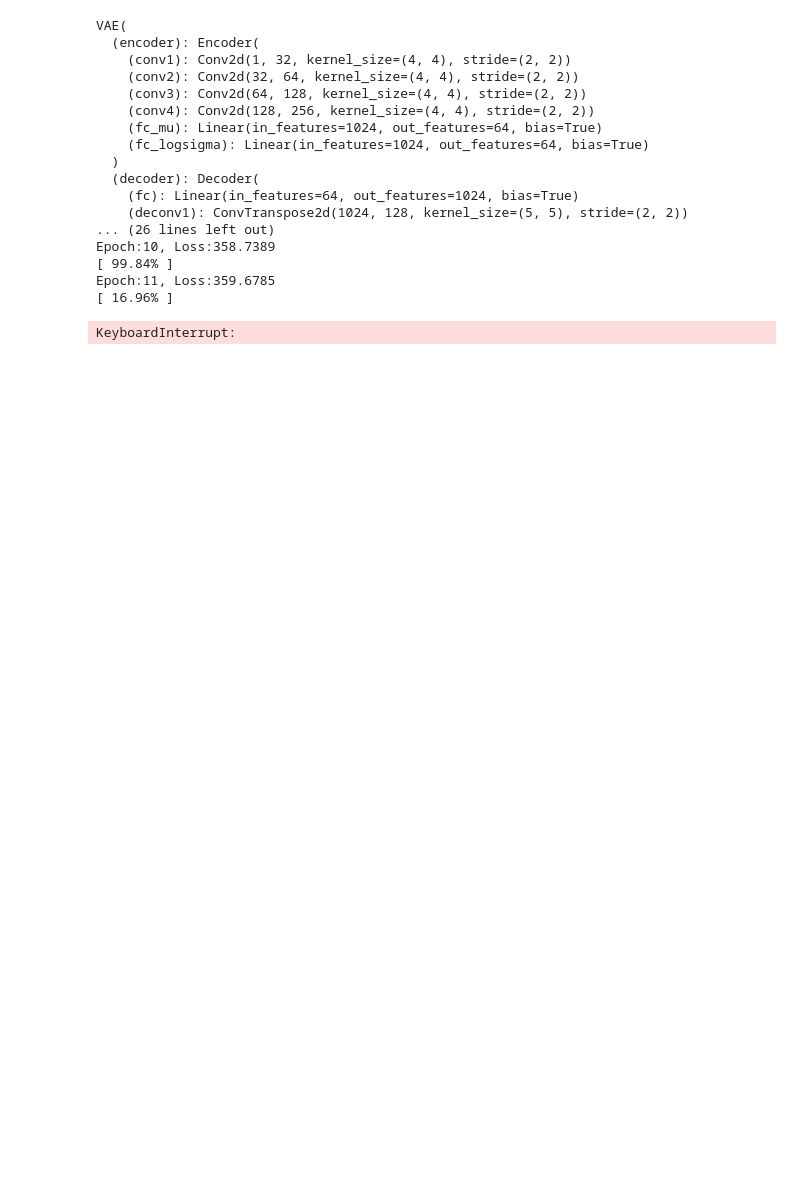
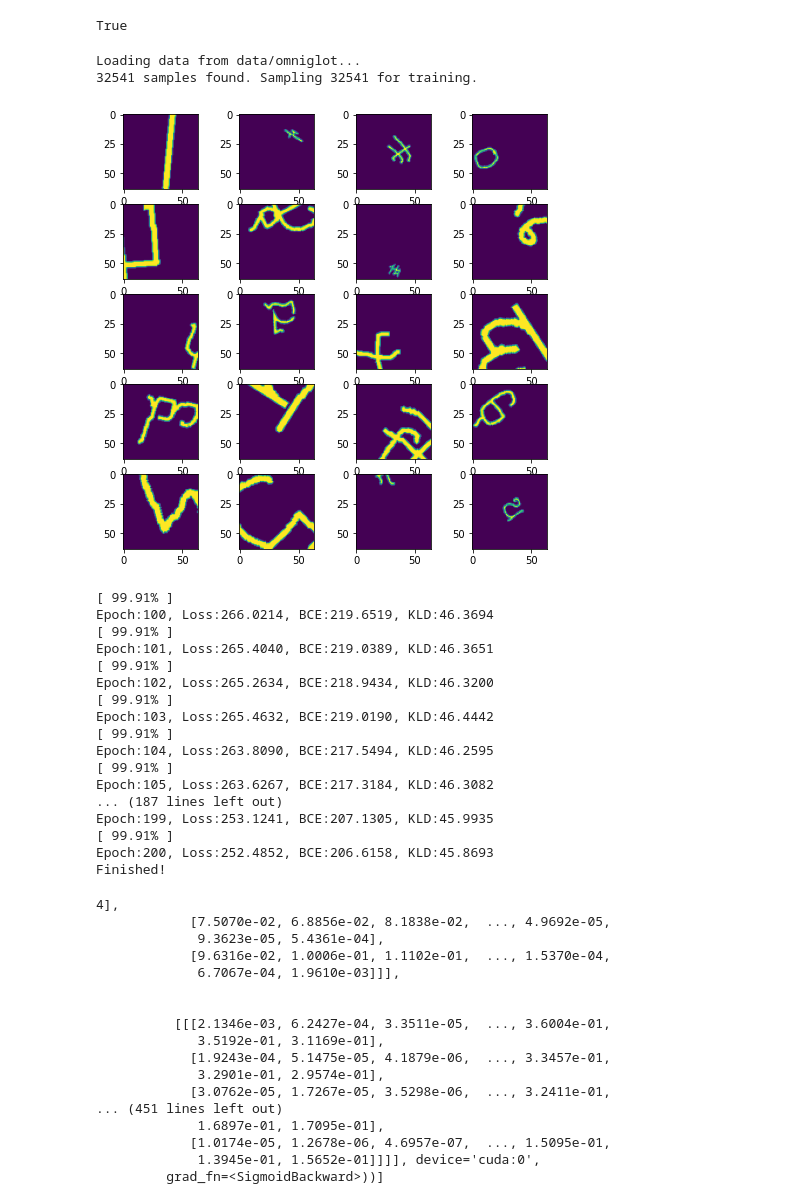
Before and after one commit to lshoek/creative-evo-controller, a Jupyter notebook: trainer.ipynb, the cells around one changed output. Saved outputs shown, nothing was run; the diff lists cells and outputs as text; code cells hidden in the pictures; blank space fills up the shorter version.

Commit message:
vae trainer improvements

```diff
--- a/trainer.ipynb
+++ b/trainer.ipynb
@@ -7,18 +7,24 @@ from torchvision import transforms, datasets
 import numpy as np
 import matplotlib.pyplot as plt
 import os
+import time
 
 from utils import load_im
+from utils import save_im
 from models.vae import VAE
 
 batch_size = 64
 learning_rate = 1e-3
 data_path = 'data/omniglot'
-num_epochs = 100
-dataset_size = 20000
+num_samples = -1
 
 model_name = 'conv_vae_omniglot'
-resume_epoch = 0
+num_epochs = 200
+resume_epoch = 99
+
+torch.cuda.is_available()
+# %% [output]
+True
 # %%
 def save_model_checkpoint(model, name, epoch):
     torch.save(model.state_dict(), f'models/compressor/{name}_epoch{epoch}.pth')
@@ -83,48 +113,67 @@ def init_weights(m):
 # %%
 # Training
 with open('config/creature.json') as f:
     config = json.load(f)
     latent_size = config.get('vae.latent.size')
 
 torch.manual_seed(1)
 model = VAE(latent_size)
 
 model_checkpoint_path = f'models/compressor/{model_name}_epoch{resume_epoch}.pth'
 if (os.path.exists(model_checkpoint_path)):
     model.load_state_dict(torch.load(model_path))
 else:
     model.apply(init_weights)
 
 model.cuda()
-print(model)
 
-train(
+train_loader = load_dataset(data_path, num_samples, batch_size)
+show_dataset_samples(train_loader.dataset)
+
+outputs = train(
     model=model,
-    data_path=data_path,
-    dataset_size=dataset_size,
-    batch_size=batch_size,
+    train_loader=train_loader,
     num_epochs=num_epochs,
     learning_rate=learning_rate
 )
 # %% [output]
-VAE(
-  (encoder): Encoder(
-    (conv1): Conv2d(1, 32, kernel_size=(4, 4), stride=(2, 2))
-    (conv2): Conv2d(32, 64, kernel_size=(4, 4), stride=(2, 2))
-    (conv3): Conv2d(64, 128, kernel_size=(4, 4), stride=(2, 2))
-    (conv4): Conv2d(128, 256, kernel_size=(4, 4), stride=(2, 2))
-    (fc_mu): Linear(in_features=1024, out_features=64, bias=True)
-    (fc_logsigma): Linear(in_features=1024, out_features=64, bias=True)
-  )
-  (decoder): Decoder(
-    (fc): Linear(in_features=64, out_features=1024, bias=True)
-    (deconv1): ConvTranspose2d(1024, 128, kernel_size=(5, 5), stride=(2, 2))
-... (26 lines left out)
-Epoch:10, Loss:358.7389
-[ 99.84% ]
-Epoch:11, Loss:359.6785
-[ 16.96% ]
+Loading data from data/omniglot...
+32541 samples found. Sampling 32541 for training.
+[figure, added]
-KeyboardInterrupt:
+[ 99.91% ]
+Epoch:100, Loss:266.0214, BCE:219.6519, KLD:46.3694
+[ 99.91% ]
+Epoch:101, Loss:265.4040, BCE:219.0389, KLD:46.3651
+[ 99.91% ]
+Epoch:102, Loss:265.2634, BCE:218.9434, KLD:46.3200
+[ 99.91% ]
+Epoch:103, Loss:265.4632, BCE:219.0190, KLD:46.4442
+[ 99.91% ]
+Epoch:104, Loss:263.8090, BCE:217.5494, KLD:46.2595
+[ 99.91% ]
+Epoch:105, Loss:263.6267, BCE:217.3184, KLD:46.3082
+... (187 lines left out)
+Epoch:199, Loss:253.1241, BCE:207.1305, KLD:45.9935
+[ 99.91% ]
+Epoch:200, Loss:252.4852, BCE:206.6158, KLD:45.8693
+Finished!
+4],
+            [7.5070e-02, 6.8856e-02, 8.1838e-02,  ..., 4.9692e-05,
+             9.3623e-05, 5.4361e-04],
+            [9.6316e-02, 1.0006e-01, 1.1102e-01,  ..., 1.5370e-04,
+             6.7067e-04, 1.9610e-03]]],
+
+
+          [[[2.1346e-03, 6.2427e-04, 3.3511e-05,  ..., 3.6004e-01,
+             3.5192e-01, 3.1169e-01],
+            [1.9243e-04, 5.1475e-05, 4.1879e-06,  ..., 3.3457e-01,
+             3.2901e-01, 2.9574e-01],
+            [3.0762e-05, 1.7267e-05, 3.5298e-06,  ..., 3.2411e-01,
+... (451 lines left out)
+             1.6897e-01, 1.7095e-01],
+            [1.0174e-05, 1.2678e-06, 4.6957e-07,  ..., 1.5095e-01,
+             1.3945e-01, 1.5652e-01]]]], device='cuda:0',
+         grad_fn=<SigmoidBackward>))]
 # %%
 # Inference
 with open('config/creature.json') as f:
```
Also changed, not shown: parts of 2 cells of this notebook, 8 other files.
